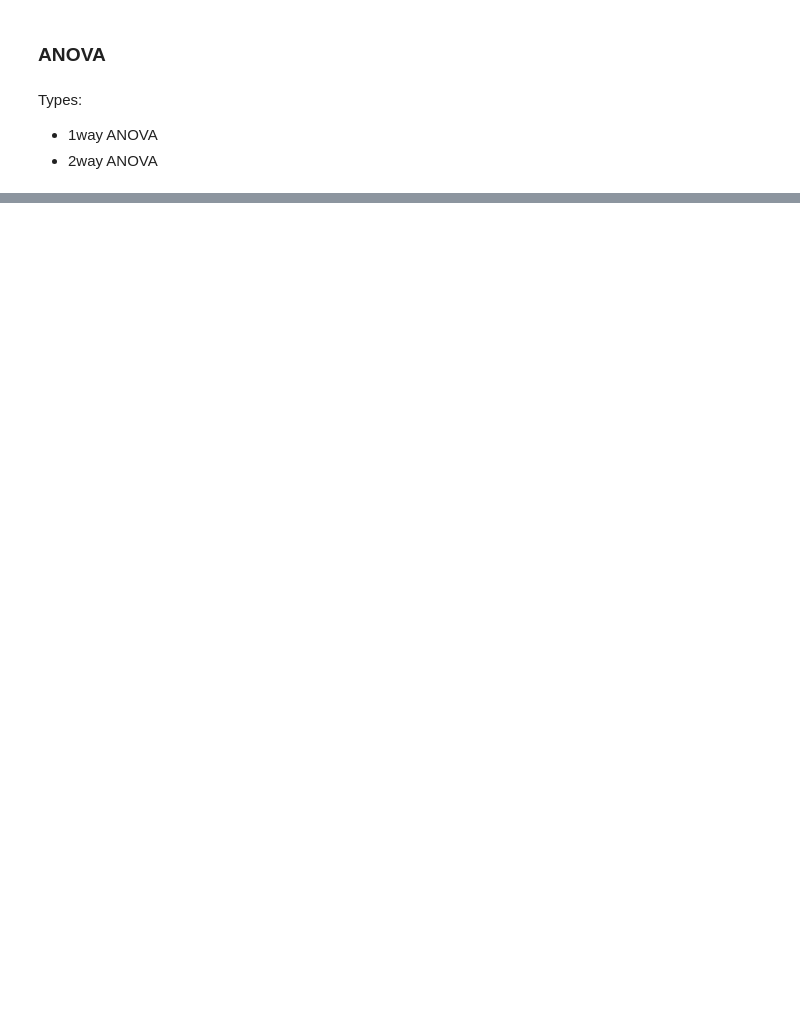
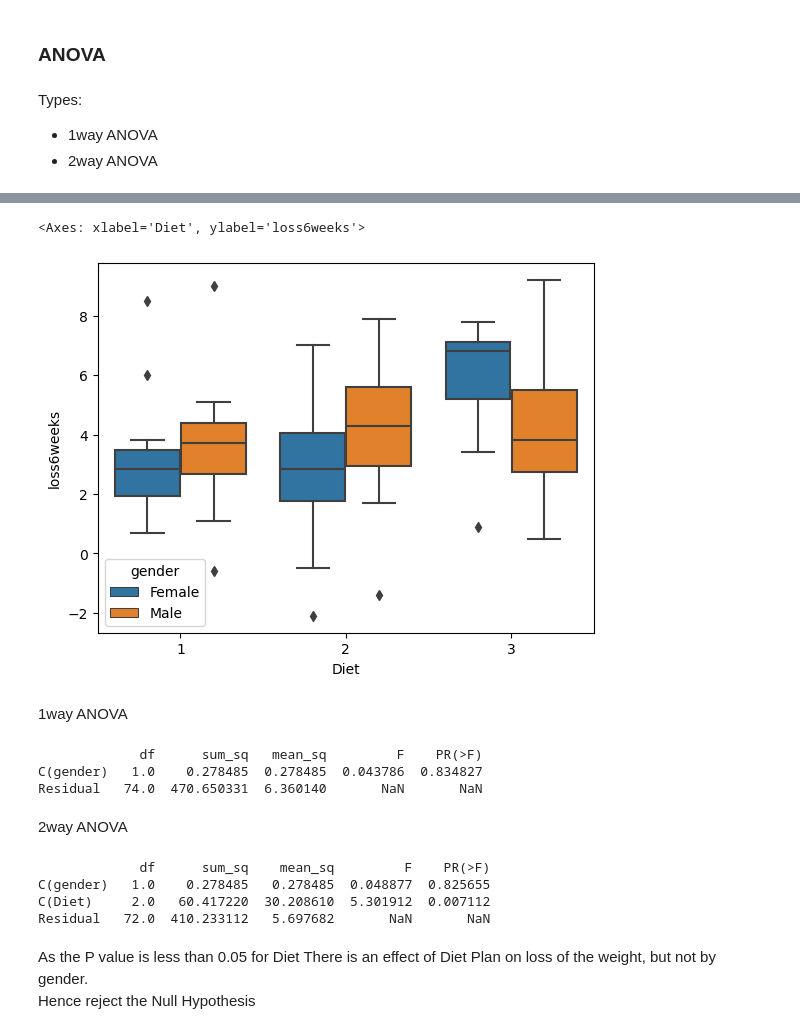
Before and after one commit to gali-jithendra/LEARNINGS, a Jupyter notebook: 9_DS_ANOVA.ipynb, the cells around one changed output, grey strips where cells are left out. Cells and saved outputs as stored; diff of their text form; code cells hidden in the pictures; blank space fills up the shorter version.

```diff
--- a/9_DS_ANOVA.ipynb
+++ b/9_DS_ANOVA.ipynb
@@ -7,3 +195,34 @@ Types:
+# %%
+sns.boxplot(x='Diet',y='loss6weeks',hue='gender',data=df)
+# %% [output]
+<Axes: xlabel='Diet', ylabel='loss6weeks'>
+[figure, added]
+# %% [markdown]
+1way ANOVA
+# %%
+f = 'loss6weeks ~ C(gender)'
+model = ols(f,df).fit()
+aov_table = anova_lm(model)
+print(aov_table)
+# %% [output]
+             df      sum_sq   mean_sq         F    PR(>F)
+C(gender)   1.0    0.278485  0.278485  0.043786  0.834827
+Residual   74.0  470.650331  6.360140       NaN       NaN
+# %% [markdown]
+2way ANOVA
+# %%
+f = 'loss6weeks ~ C(gender) + C(Diet)'
+model = ols(f,df).fit()
+aov_table = anova_lm(model)
+print(aov_table)
+# %% [output]
+             df      sum_sq    mean_sq         F    PR(>F)
+C(gender)   1.0    0.278485   0.278485  0.048877  0.825655
+C(Diet)     2.0   60.417220  30.208610  5.301912  0.007112
+Residual   72.0  410.233112   5.697682       NaN       NaN
+# %% [markdown]
+As the P value is less than 0.05 for Diet There is an effect of Diet Plan on loss of the weight, but not by gender.
+Hence reject the Null Hypothesis
 # %%
 !git status
 # %% [output]
```
Also changed, not shown: parts of 26 cells of this notebook, 1 other file.
